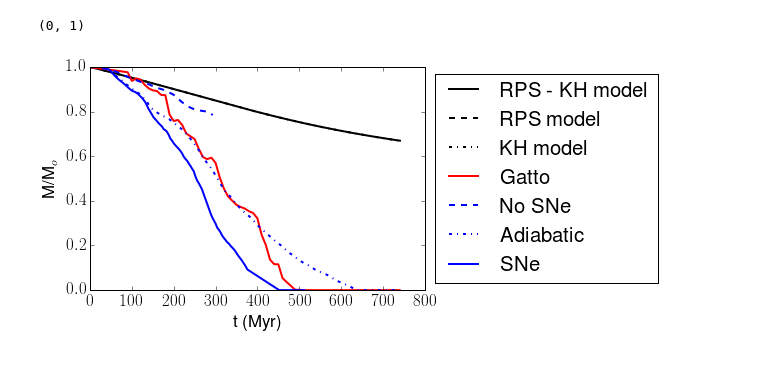
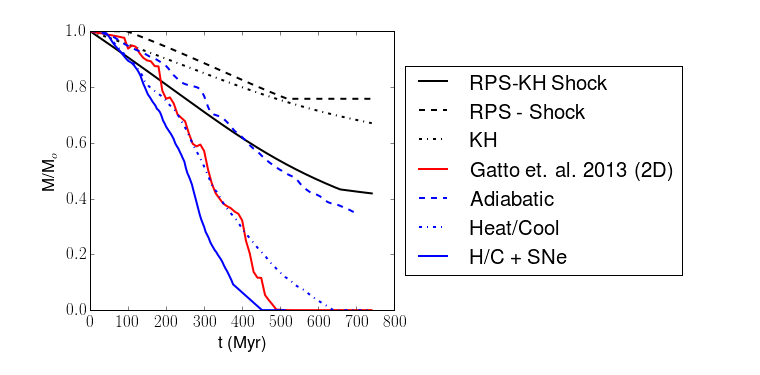
Before and after one commit to aemerick/dwarfs, a Jupyter notebook: analysis/analytic_model/carina_model_simulation_comparison.ipynb, the cells around one changed output. Cells and saved outputs as stored; diff of their text form; code cells hidden in the pictures.

```diff
--- a/analysis/analytic_model/carina_model_simulation_comparison.ipynb
+++ b/analysis/analytic_model/carina_model_simulation_comparison.ipynb
@@ -28,28 +56,38 @@ M_KH ,R_KH  = anal_carina.evolve(t, ['KH'])
 # %%
 fpath="/home/emerick/Research/dwarfs/flash_runs/"
 carina_data = np.genfromtxt('./../plot/CarMedMidMass.dat',names=True)
-adiabatic = np.genfromtxt(fpath + "carina_adiabatic/mass_evolution_0-300.dat",names=True)
+adiabatic = np.genfromtxt(fpath + "carina_adiabatic/carina_adiabatic_mass_dt5Myr.dat",names=True)
 nosne = np.genfromtxt(fpath + "carina_final/lowres_nosne/carina_nosne_bound_mass_0-750Myr_dt10.dat",names=True)
 sne = np.genfromtxt(fpath + "carina_final/lowres/carina_nosne_mass_dt5Myr.dat",names=True)
 
+sne31 = np.genfromtxt(fpath + "carina_final/sne_31pc/carina_sne_31pc_0-506_dt4.dat", names=True)
 
-labels = ['Gatto','No SNe', 'Adiabatic','SNe']
-mass_array = [carina_data['M']*1.0E4, adiabatic['m'], nosne['m'],sne['m']]
+sne31_mass = sne31['m']
+sne31_time = sne31['t']
+
+labels = ['Gatto et. al. 2013 (2D)','Adiabatic', 'Heat/Cool','H/C + SNe']
+mass_array = [carina_data['m']*1.0E4, adiabatic['m'], nosne['m'],sne['m']]
 time_array = [carina_data['t']*10.0, adiabatic['t'], nosne['t'],sne['t']]
 colors = ['red','blue','blue','blue']
 ls= ['-','--','-.','-']
 # %%
-plt.plot(t /cgs.Myr,M_tot/M_tot[0],label='RPS - KH model', lw=2, ls='-', color='black')
-plt.plot(t /cgs.Myr,M_RPS/M_RPS[0],label='RPS model', lw=2,ls='--',color='black')
-plt.plot(t /cgs.Myr,M_KH /M_KH[0] ,label='KH model',  lw=2,ls='-.',color='black')
+fig = plt.figure(figsize=[12,5])
+ax1 = fig.add_subplot(1,2,1)
+
+ax1.plot(t /cgs.Myr,M_tot/M_tot[0],label='RPS-KH Shock', lw=2, ls='-', color='black')
+ax1.plot(t /cgs.Myr,M_RPS_shock/M_RPS_shock[0],label='RPS - Shock', lw=2,ls='--',color='black')
+ax1.plot(t /cgs.Myr,M_KH /M_KH[0] ,label='KH',  lw=2,ls='-.',color='black')
+#ax1.plot(t /cgs.Myr,M_tot2 /M_tot2[0] ,label='RPS-KH Sound',  lw=2,ls='-',color='green')
+#ax1.plot(t /cgs.Myr,M_RPS_sound/M_RPS_sound[0],label='RPS - Sound', lw=2,ls='--',color='green')
+
 
 for i in np.arange(np.size(labels)):
-    plt.plot(time_array[i], mass_array[i]/mass_array[i][0], label=labels[i], ls=ls[i],color=colors[i],lw=2)
+    ax1.plot(time_array[i], mass_array[i]/mass_array[i][0], label=labels[i], ls=ls[i],color=colors[i],lw=2)
 
-plt.legend(loc='center left', bbox_to_anchor=(1, 0.5))
-plt.xlabel(r't (Myr)')
-plt.ylabel(r'M/M$_{o}$')
-plt.ylim(0,1)
+ax1.legend(loc='center left', bbox_to_anchor=(1, 0.5))
+ax1.set_xlabel(r't (Myr)')
+ax1.set_ylabel(r'M/M$_{o}$')
+ax1.set_ylim(0,1)
+fig.savefig('carina_mass_evolution.png')
 # %% [output]
-(0, 1)
-[figure, old version]
+[figure, new version]
```
Also changed, not shown: parts of 11 cells of this notebook, 3 other files.
